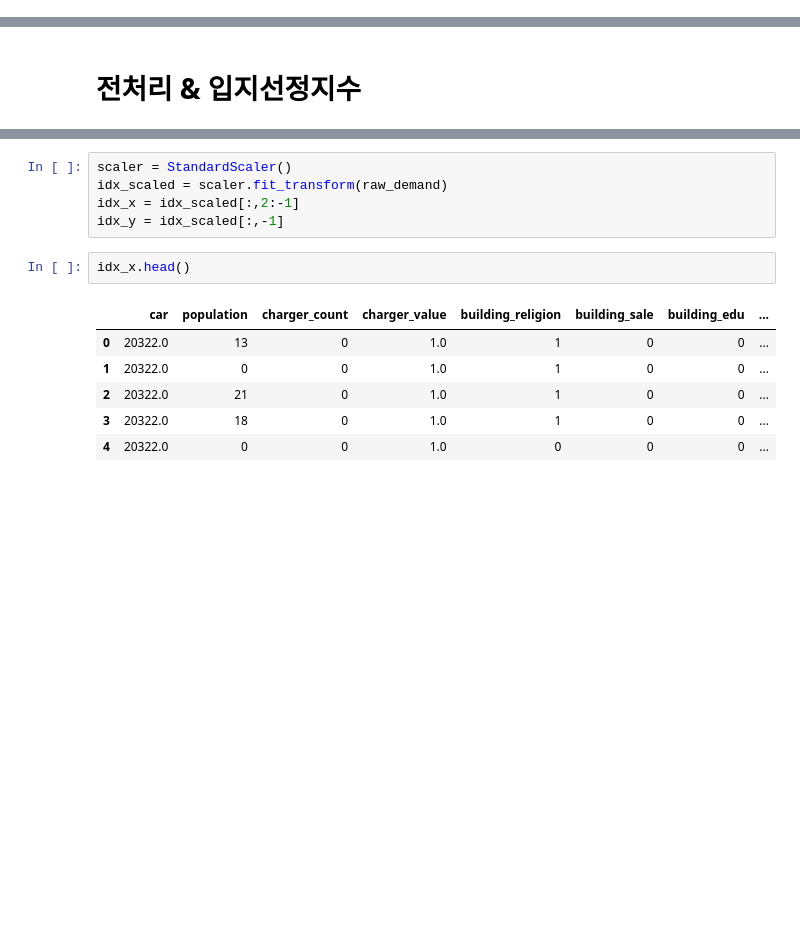
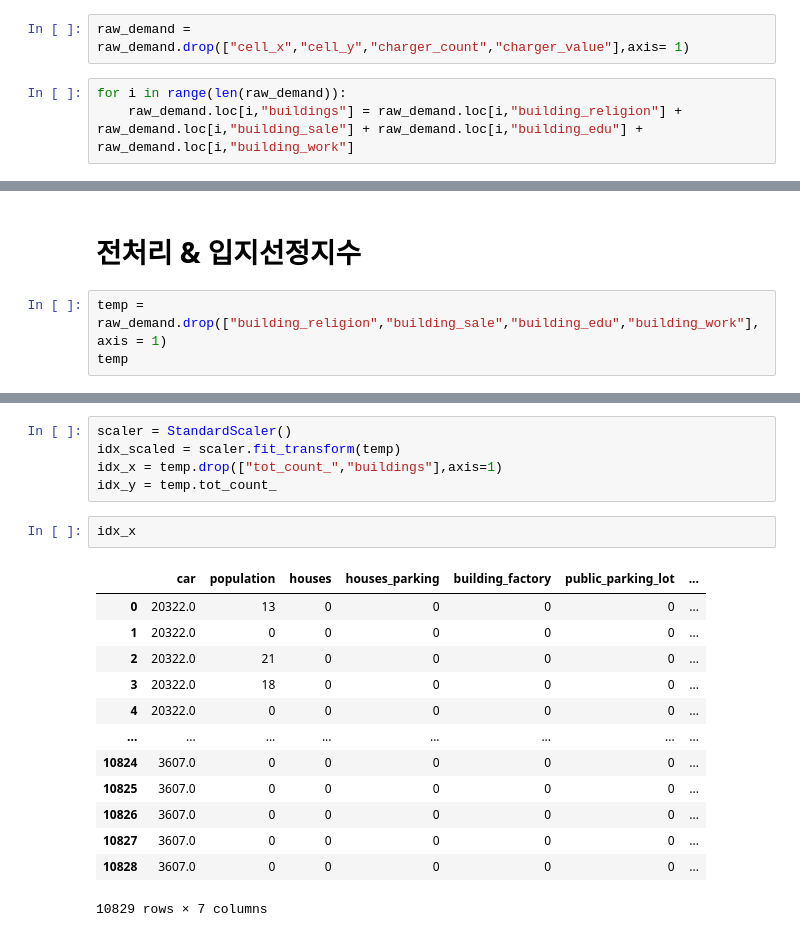
Before and after one commit to Philip-Cho/2022-BigContest, a Jupyter notebook: 분석 결과.ipynb, the cells around one changed output, grey strips where cells are left out. Drawn from its saved outputs; the diff is of its cells as text; blank space fills up the shorter version.

```diff
--- a/분석 결과.ipynb
+++ b/분석 결과.ipynb
@@ -14 +16,6 @@ raw_candidate = pd.read_csv('./dataset/후보지_정렬2000
+# %%
+raw_demand = raw_demand.drop(["cell_x","cell_y","charger_count","charger_value"],axis= 1)
+# %%
+for i in range(len(raw_demand)):
+    raw_demand.loc[i,"buildings"] = raw_demand.loc[i,"building_religion"] + raw_demand.loc[i,"building_sale"] + raw_demand.loc[i,"building_edu"] + raw_demand.loc[i,"building_work"]
 # %%
@@ -45,3 +113,6 @@ raw_candidate
 2000 rows × 3 columns
 # %% [markdown]
 # 전처리 & 입지선정지수
+# %%
+temp = raw_demand.drop(["building_religion","building_sale","building_edu","building_work"],axis = 1)
+temp
@@ -48,14 +133,21 @@ raw_candidate
 # %%
 scaler = StandardScaler()
-idx_scaled = scaler.fit_transform(raw_demand)
-idx_x = idx_scaled[:,2:-1]
-idx_y = idx_scaled[:,-1]
+idx_scaled = scaler.fit_transform(temp)
+idx_x = temp.drop(["tot_count_","buildings"],axis=1)
+idx_y = temp.tot_count_
 # %%
-idx_x.head()
+idx_x
 # %% [output]
-|  | car | population | charger_count | charger_value | building_religion | building_sale | building_edu | ... |
-| 0 | 20322.0 | 13 | 0 | 1.0 | 1 | 0 | 0 | ... |
-| 1 | 20322.0 | 0 | 0 | 1.0 | 1 | 0 | 0 | ... |
-| 2 | 20322.0 | 21 | 0 | 1.0 | 1 | 0 | 0 | ... |
-| 3 | 20322.0 | 18 | 0 | 1.0 | 1 | 0 | 0 | ... |
-| 4 | 20322.0 | 0 | 0 | 1.0 | 0 | 0 | 0 | ... |
+|  | car | population | houses | houses_parking | building_factory | public_parking_lot | ... |
+| 0 | 20322.0 | 13 | 0 | 0 | 0 | 0 | ... |
+| 1 | 20322.0 | 0 | 0 | 0 | 0 | 0 | ... |
+| 2 | 20322.0 | 21 | 0 | 0 | 0 | 0 | ... |
+| 3 | 20322.0 | 18 | 0 | 0 | 0 | 0 | ... |
+| 4 | 20322.0 | 0 | 0 | 0 | 0 | 0 | ... |
+| ... | ... | ... | ... | ... | ... | ... | ... |
+| 10824 | 3607.0 | 0 | 0 | 0 | 0 | 0 | ... |
+| 10825 | 3607.0 | 0 | 0 | 0 | 0 | 0 | ... |
+| 10826 | 3607.0 | 0 | 0 | 0 | 0 | 0 | ... |
+| 10827 | 3607.0 | 0 | 0 | 0 | 0 | 0 | ... |
+| 10828 | 3607.0 | 0 | 0 | 0 | 0 | 0 | ... |
+10829 rows × 7 columns
```
Also changed, not shown: parts of 14 cells of this notebook, 2 other files.
